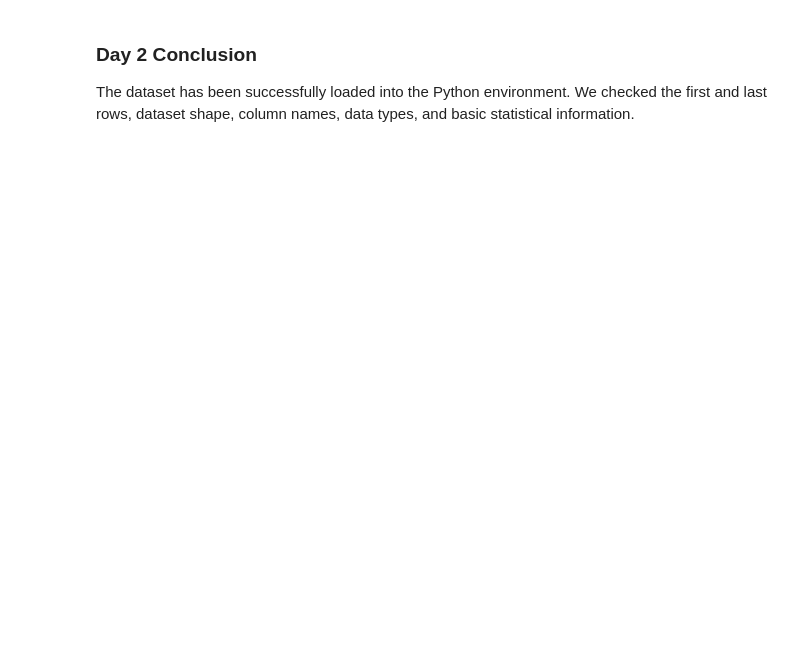
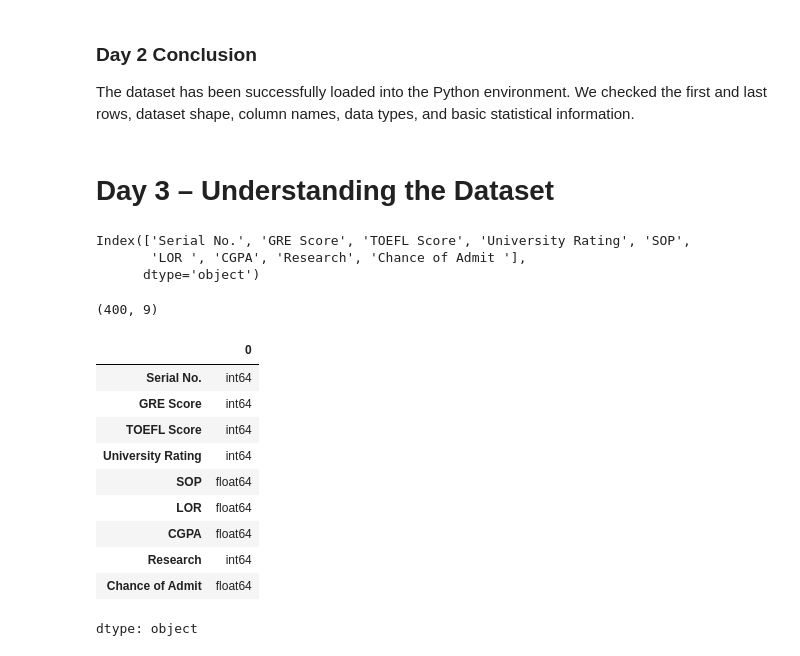
Before and after one commit to sumanamishra1120-ux/Chance-of-Admission-Higher-Studies, a Jupyter notebook: Chance_of_Admission_Higher_Studies.ipynb, the cells around one changed output. Cells and saved outputs as stored; diff of their text form; code cells hidden in the pictures; blank space fills up the shorter version.

Commit message:
Day 3 - Dataset structure and basic analysis

```diff
--- a/Chance_of_Admission_Higher_Studies.ipynb
+++ b/Chance_of_Admission_Higher_Studies.ipynb
@@ -164,3 +164,29 @@ df.describe()
 The dataset has been successfully loaded into the Python environment.
 We checked the first and last rows, dataset shape, column names,
 data types, and basic statistical information.
+# %% [markdown]
+# Day 3 – Understanding the Dataset
+# %%
+df.columns
+# %% [output]
+Index(['Serial No.', 'GRE Score', 'TOEFL Score', 'University Rating', 'SOP',
+       'LOR ', 'CGPA', 'Research', 'Chance of Admit '],
+      dtype='object')
+# %%
+df.shape
+# %% [output]
+(400, 9)
+# %%
+df.dtypes
+# %% [output]
+|  | 0 |
+| Serial No. | int64 |
+| GRE Score | int64 |
+| TOEFL Score | int64 |
+| University Rating | int64 |
+| SOP | float64 |
+| LOR | float64 |
+| CGPA | float64 |
+| Research | int64 |
+| Chance of Admit | float64 |
+dtype: object
```
Also changed, not shown: parts of 9 cells of this notebook.
